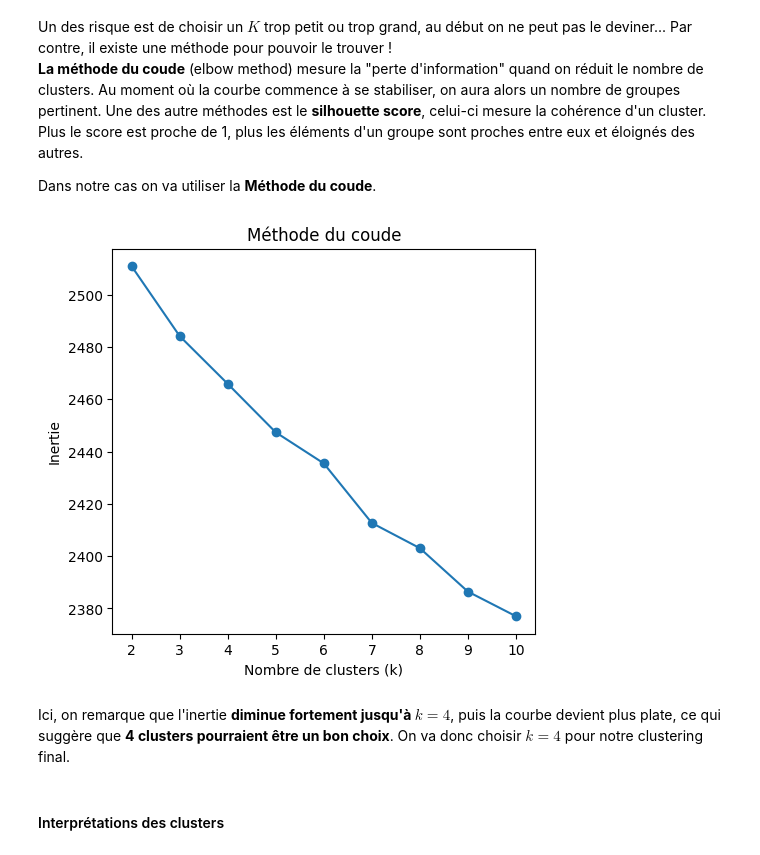
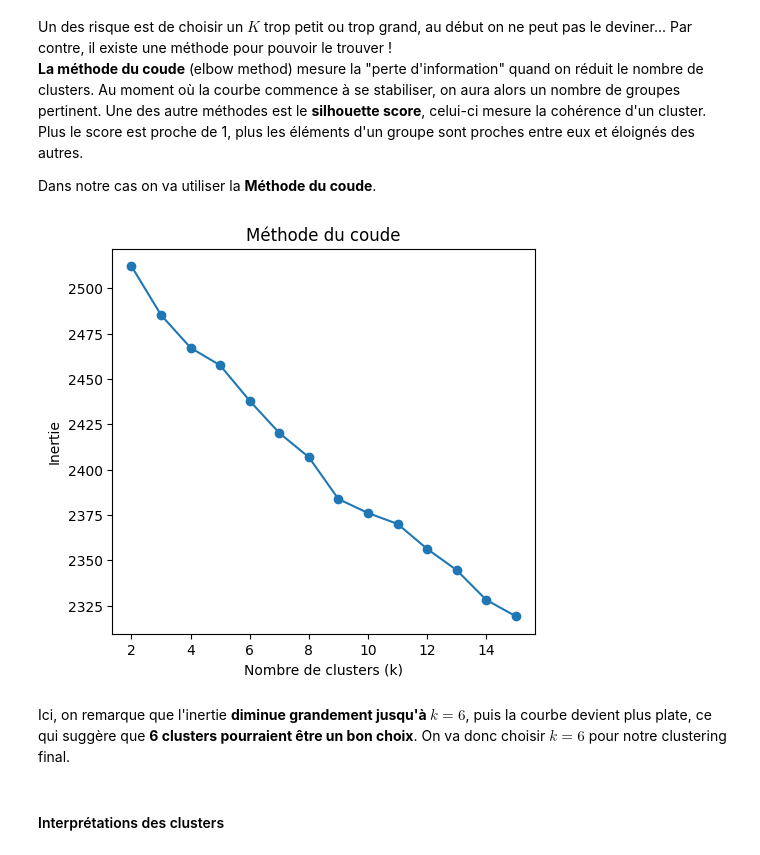
Before and after one commit to cypnet/Analyse-de-conversations-sur-la-sant-mentale-, a Jupyter notebook: notebooks/LOGAN/ETAPE1-Exploration_jeu_de_donnees.ipynb, the cells around one changed output. Drawn from its saved outputs; the diff is of its cells as text; code cells hidden in the pictures.

```diff
--- a/notebooks/LOGAN/ETAPE1-Exploration_jeu_de_donnees.ipynb
+++ b/notebooks/LOGAN/ETAPE1-Exploration_jeu_de_donnees.ipynb
@@ -1188,29 +1187,29 @@ Dans notre cas on va utiliser la **Méthode du coude**.
 # %%
 # On applique la méthode du coude sur la matrice TF-IDF totale pour trouver le nombre optimal de clusters
 from sklearn.cluster import KMeans
 from sklearn.metrics import silhouette_score
 
 tfidf_dense = tfidf_total.todense() # Nous permet d'accéder à la matrice
 tfidf_array = np.asarray(tfidf_dense) # On convertit en array numpy pour pouvoir l'utiliser dans KMeans
 inertias = []
-K_range = range(2, 11) # On teste de 2 à 10 clusters
+K_range = range(2, 16) # On teste de 2 à 10 clusters
 for k in K_range:
     kmeans = KMeans(n_clusters=k, random_state=42)
     kmeans.fit(tfidf_array)
     inertias.append(kmeans.inertia_) #inertia_ est la somme des distances au carré entre les points et leur centre de cluster, plus elle est basse, mieux c'est
 
 # Affichage de la courbe
 plt.figure(figsize=(12, 5))
 plt.subplot(121)
 plt.plot(K_range, inertias, marker='o')
 plt.xlabel('Nombre de clusters (k)')
 plt.ylabel('Inertie')
 plt.title('Méthode du coude')
 plt.show()
 # %% [output]
-[figure, old version]
+[figure, new version]
 # %% [markdown]
-Ici, on remarque que l'inertie **diminue fortement jusqu'à $k=4$**, puis la courbe devient plus plate, ce qui suggère que **4 clusters pourraient être un bon choix**.  On va donc choisir **$k=4$** pour notre clustering final.
+Ici, on remarque que l'inertie **diminue grandement jusqu'à $k=6$**, puis la courbe devient plus plate, ce qui suggère que **6 clusters pourraient être un bon choix**.  On va donc choisir **$k=6$** pour notre clustering final.
 # %%
 from sklearn.cluster import KMeans
 
```
Also changed, not shown: parts of 49 cells of this notebook, 2 other files.
